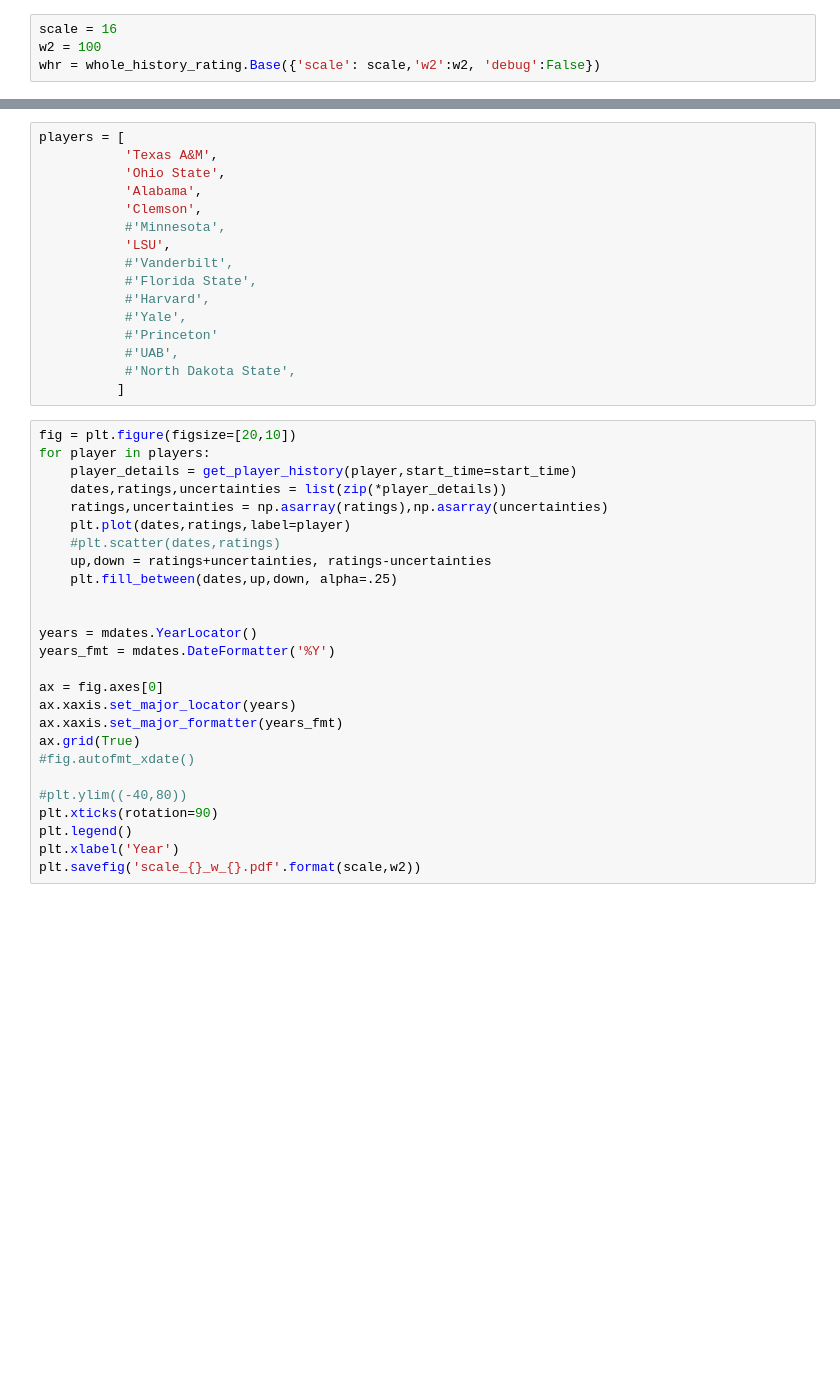
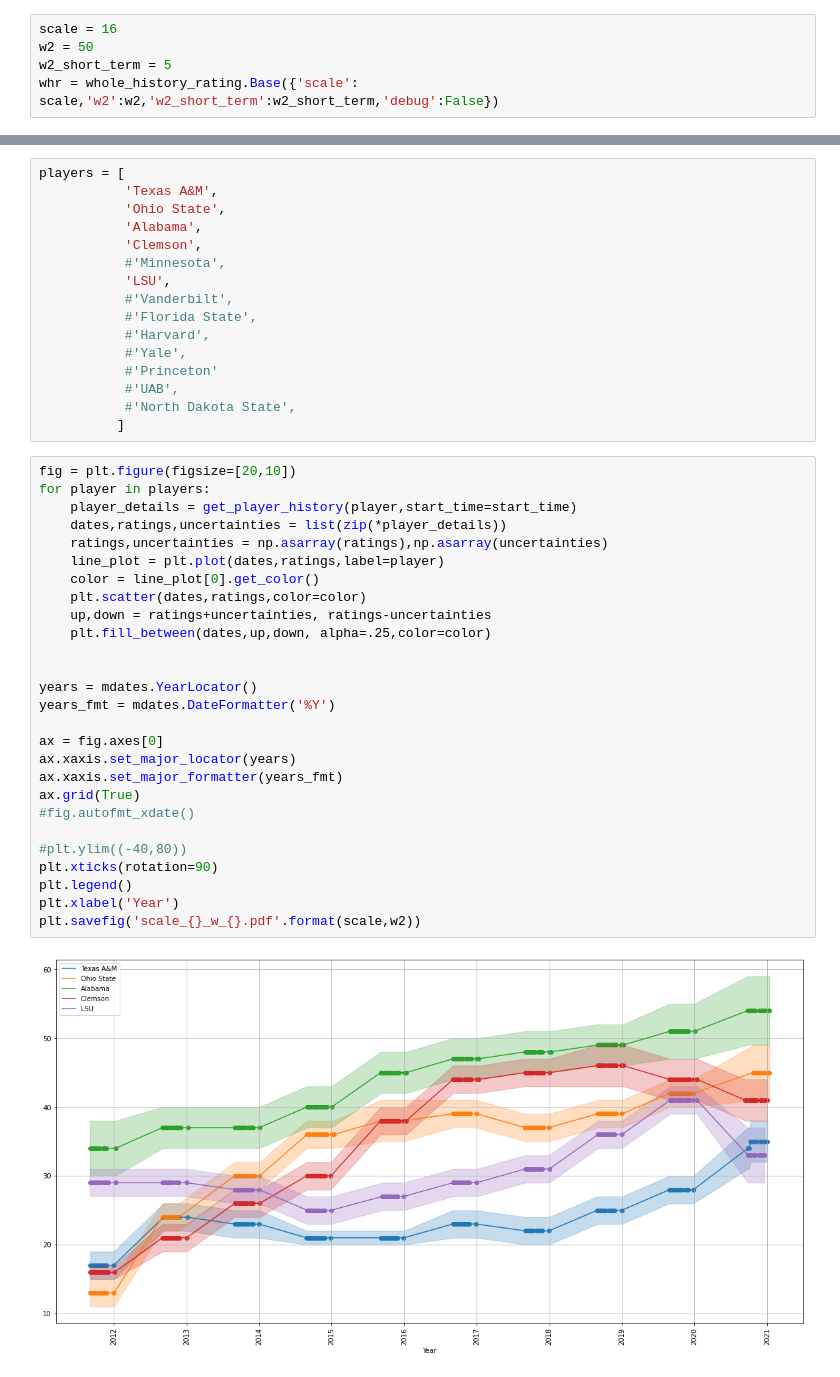
Before and after one commit to rymuelle/cfb, a Jupyter notebook: notebooks/make_whole_history_ratings-mov.ipynb, the cells around one changed output, grey strips where cells are left out. Drawn from its saved outputs; the diff is of its cells as text; blank space fills up the shorter version.

```diff
--- a/notebooks/make_whole_history_ratings-mov.ipynb
+++ b/notebooks/make_whole_history_ratings-mov.ipynb
@@ -30,8 +30,9 @@ elo handicap for 2.5 points = 2.5/13 * 400 = 77
 datetime_from_cfbd = lambda x: datetime.strptime(x,"%Y-%m-%dT%H:%M:%S.%fZ")
 # %%
 scale = 16
-w2 = 100
-whr = whole_history_rating.Base({'scale': scale,'w2':w2, 'debug':False})
+w2 = 50
+w2_short_term = 5
+whr = whole_history_rating.Base({'scale': scale,'w2':w2,'w2_short_term':w2_short_term,'debug':False})
 # %%
 start_time = 0
 home_team_handicap = 2.5/13*scale
@@ -101,28 +102,31 @@ players = [
 # %%
 fig = plt.figure(figsize=[20,10])
 for player in players:
     player_details = get_player_history(player,start_time=start_time)
     dates,ratings,uncertainties = list(zip(*player_details))
     ratings,uncertainties = np.asarray(ratings),np.asarray(uncertainties)
-    plt.plot(dates,ratings,label=player)
-    #plt.scatter(dates,ratings)
+    line_plot = plt.plot(dates,ratings,label=player)
+    color = line_plot[0].get_color()
+    plt.scatter(dates,ratings,color=color)
     up,down = ratings+uncertainties, ratings-uncertainties
-    plt.fill_between(dates,up,down, alpha=.25)
+    plt.fill_between(dates,up,down, alpha=.25,color=color)
 
 
 years = mdates.YearLocator()
 years_fmt = mdates.DateFormatter('%Y')
 
 ax = fig.axes[0]
 ax.xaxis.set_major_locator(years)
 ax.xaxis.set_major_formatter(years_fmt)
 ax.grid(True)
 #fig.autofmt_xdate()
 
 #plt.ylim((-40,80))
 plt.xticks(rotation=90)
 plt.legend()
 plt.xlabel('Year')
 plt.savefig('scale_{}_w_{}.pdf'.format(scale,w2))
+# %% [output]
+[figure, added]
 # %%
 whr.print_ordered_ratings(current=True)
```
Also changed, not shown: parts of 3 cells of this notebook, 1 other file.
